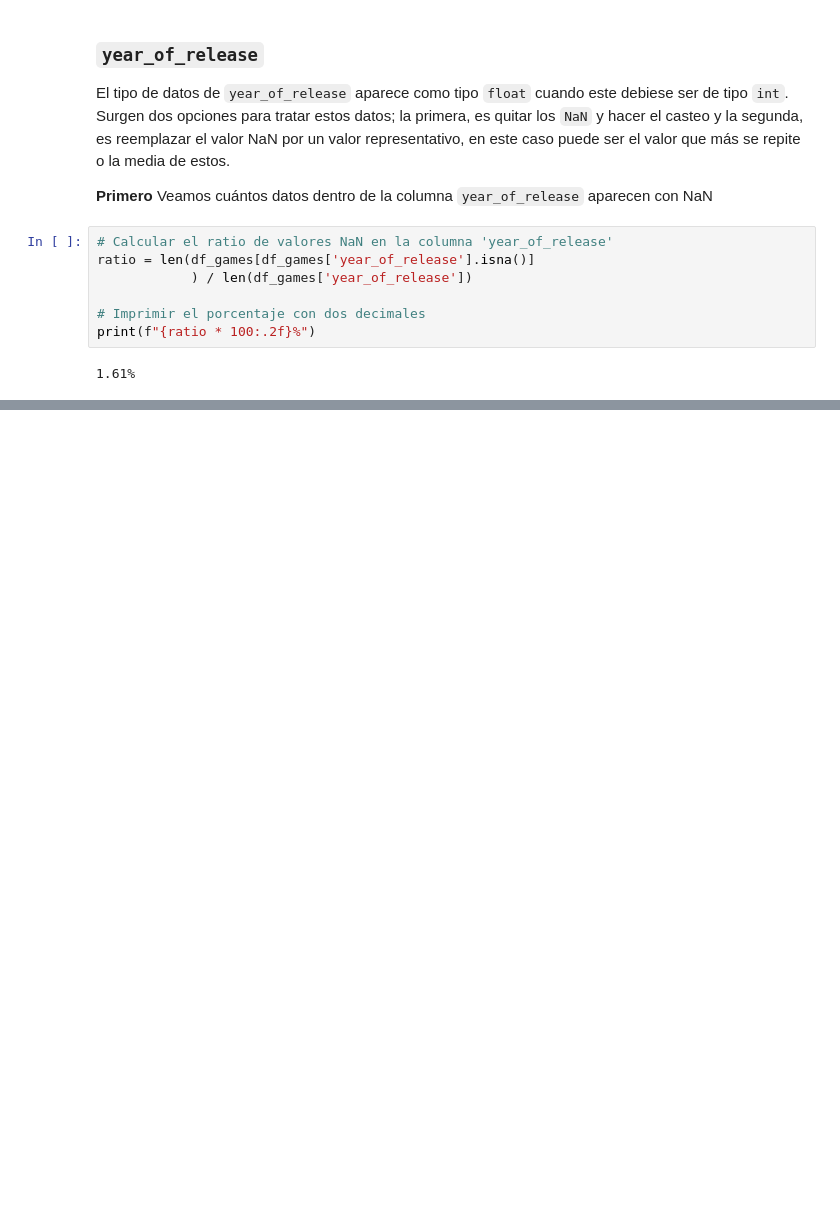
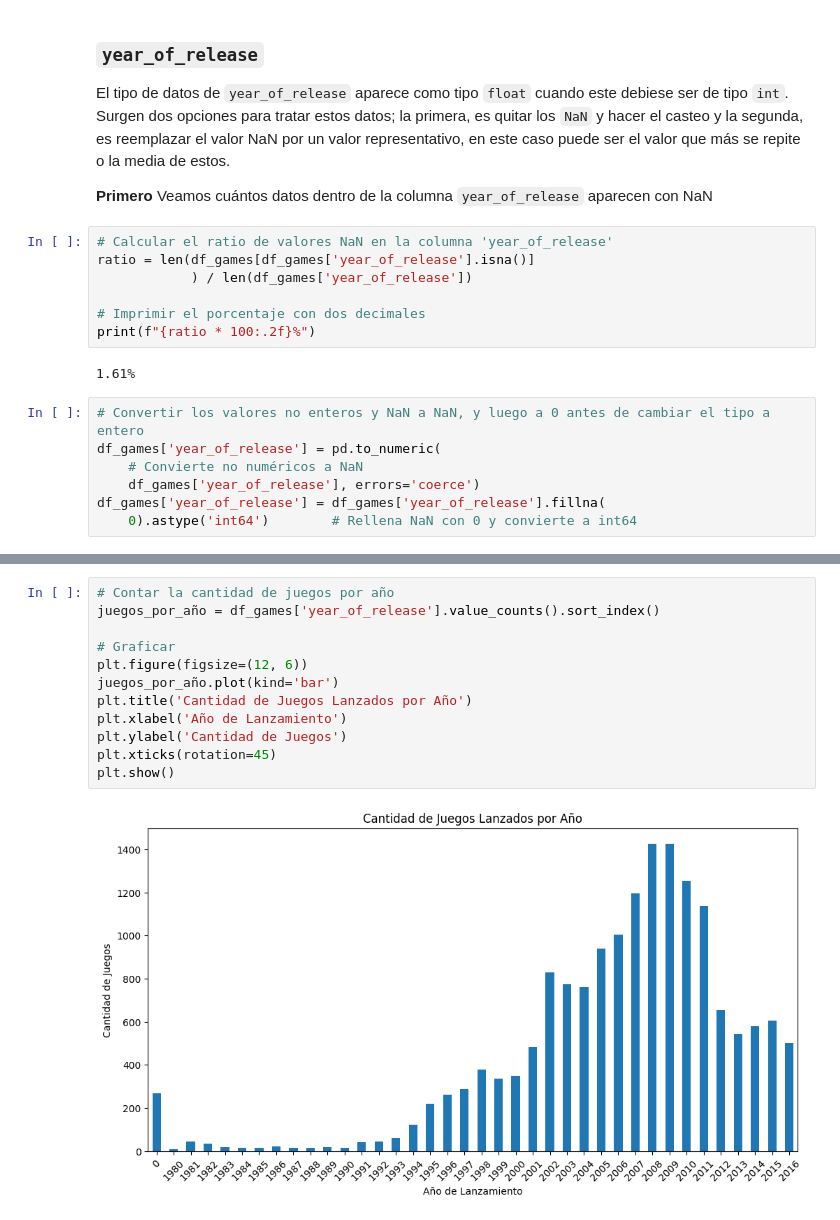
Before and after one commit to aldomelladop/s5_proyecto_integrado, a Jupyter notebook: notebooks/jupnote-s5.ipynb, the cells around one changed output, grey strips where cells are left out. Saved outputs shown, nothing was run; the diff lists cells and outputs as text; blank space fills up the shorter version.

```diff
--- a/notebooks/jupnote-s5.ipynb
+++ b/notebooks/jupnote-s5.ipynb
@@ -189,3 +204,10 @@ ratio = len(df_games[df_games['year_of_release'].isna()]
 print(f"{ratio * 100:.2f}%")
 # %% [output]
 1.61%
+# %%
+# Convertir los valores no enteros y NaN a NaN, y luego a 0 antes de cambiar el tipo a entero
+df_games['year_of_release'] = pd.to_numeric(
+    # Convierte no numéricos a NaN
+    df_games['year_of_release'], errors='coerce')
+df_games['year_of_release'] = df_games['year_of_release'].fillna(
+    0).astype('int64')        # Rellena NaN con 0 y convierte a int64
@@ -191,0 +216,14 @@ print(f"{ratio * 100:.2f}%")
+# %%
+# Contar la cantidad de juegos por año
+juegos_por_año = df_games['year_of_release'].value_counts().sort_index()
+
+# Graficar
+plt.figure(figsize=(12, 6))
+juegos_por_año.plot(kind='bar')
+plt.title('Cantidad de Juegos Lanzados por Año')
+plt.xlabel('Año de Lanzamiento')
+plt.ylabel('Cantidad de Juegos')
+plt.xticks(rotation=45)
+plt.show()
+# %% [output]
+[figure, added]
```
Also changed, not shown: parts of 18 cells of this notebook, 1 other file.
